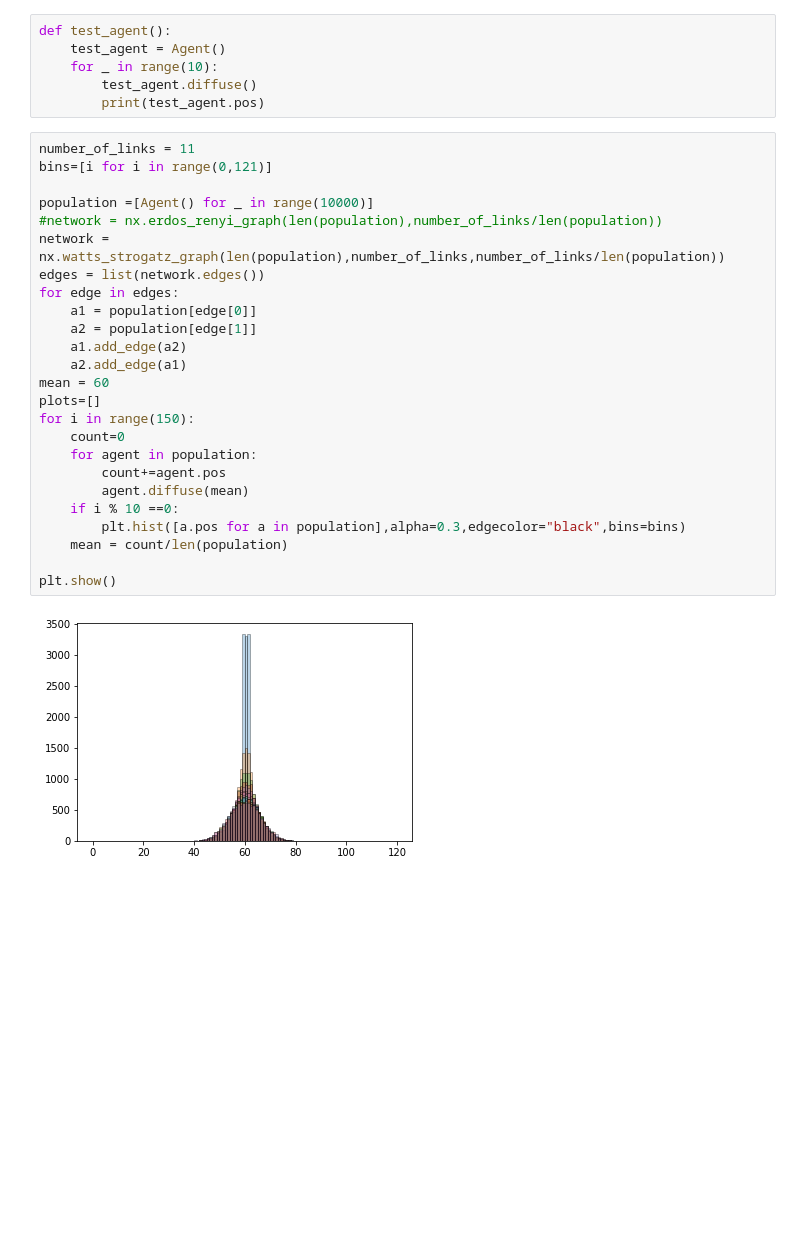
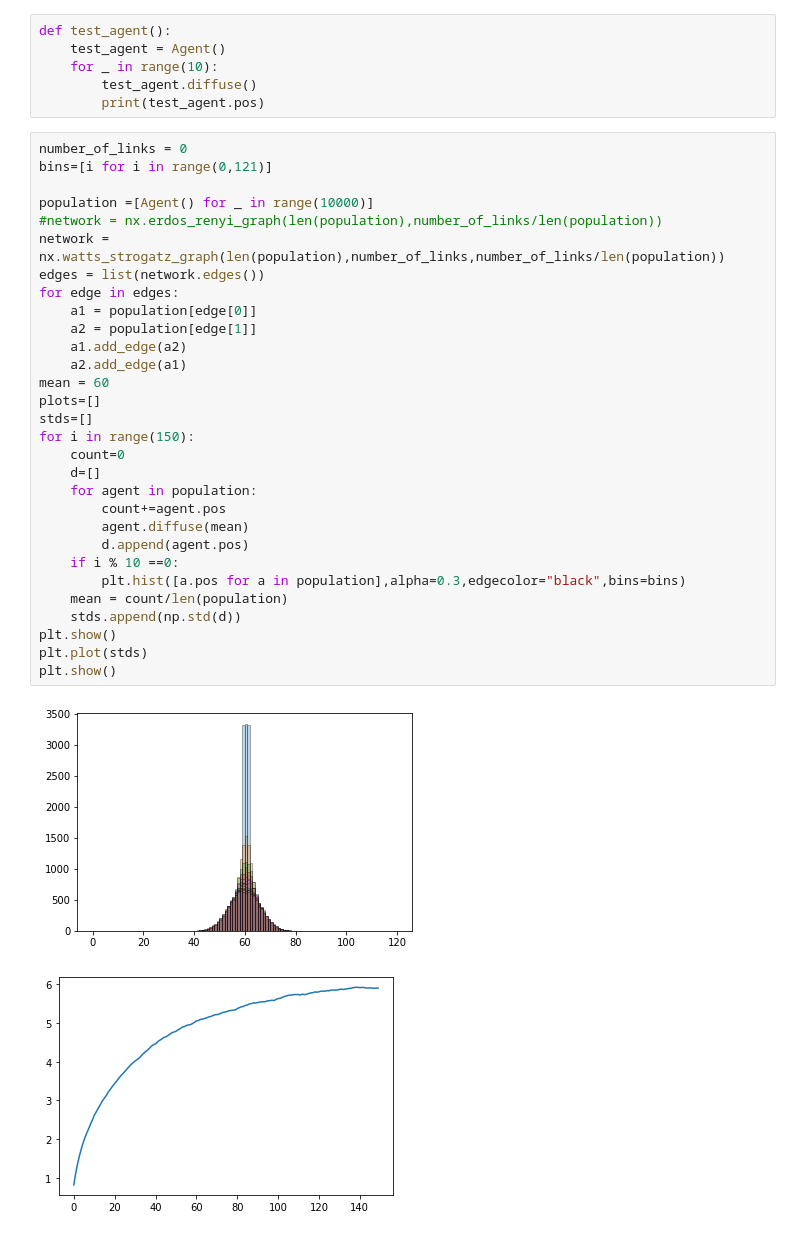
Before and after one commit to ric-colasanti/Flocking, a Jupyter notebook: 1d_flock_constrain _random_network.ipynb, the cells around one changed output. Drawn from its saved outputs; the diff is of its cells as text; blank space fills up the shorter version.

```diff
--- a/1d_flock_constrain _random_network.ipynb
+++ b/1d_flock_constrain _random_network.ipynb
@@ -39,32 +39,38 @@ def test_agent():
         test_agent.diffuse()
         print(test_agent.pos)
 # %%
-number_of_links = 11
+number_of_links = 0
 bins=[i for i in range(0,121)]
 
 population =[Agent() for _ in range(10000)]
 #network = nx.erdos_renyi_graph(len(population),number_of_links/len(population))
 network = nx.watts_strogatz_graph(len(population),number_of_links,number_of_links/len(population))
 edges = list(network.edges())
 for edge in edges:
     a1 = population[edge[0]]
     a2 = population[edge[1]]
     a1.add_edge(a2)
     a2.add_edge(a1)
 mean = 60
 plots=[]
+stds=[]
 for i in range(150):
     count=0
+    d=[]
     for agent in population:
         count+=agent.pos
         agent.diffuse(mean)
+        d.append(agent.pos)
     if i % 10 ==0:
         plt.hist([a.pos for a in population],alpha=0.3,edgecolor="black",bins=bins)
     mean = count/len(population)
-
+    stds.append(np.std(d))
 plt.show()
+plt.plot(stds)
+plt.show()
 # %% [output]
 [figure]
+[figure, added]
 # %%
 for i in range(2000):
     count=0
```
Also changed, not shown: parts of 3 cells of this notebook, 1 other file.
